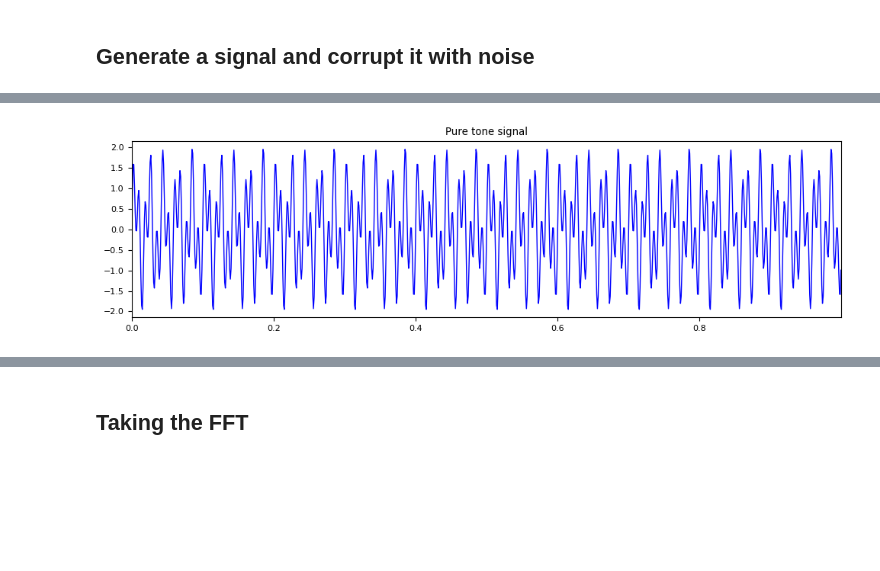
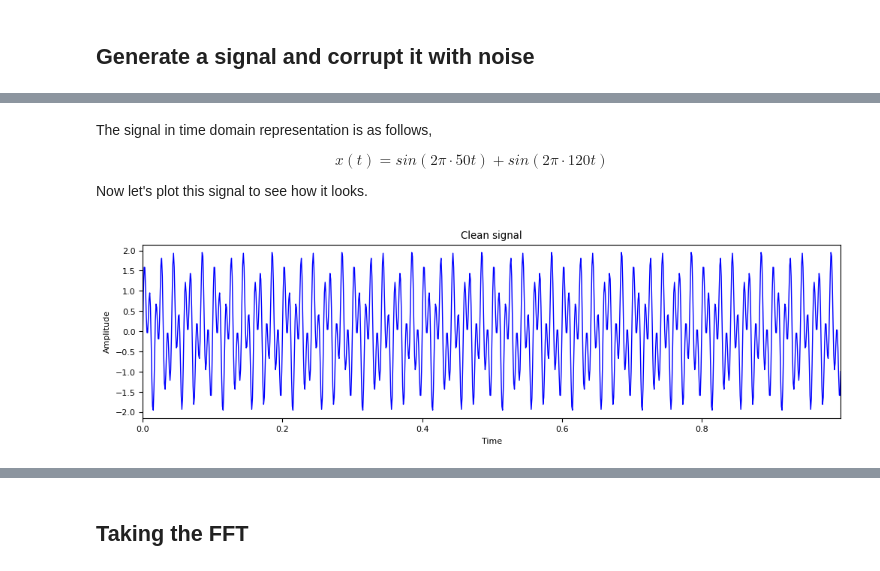
Before and after one commit to devnithw/dsp-python, a Jupyter notebook: docs/denoise_signal.ipynb, the cells around one changed output, grey strips where cells are left out. Drawn from its saved outputs; the diff is of its cells as text; code cells hidden in the pictures; blank space fills up the shorter version.

```diff
--- a/docs/denoise_signal.ipynb
+++ b/docs/denoise_signal.ipynb
@@ -21,8 +43,17 @@ TONE2 = 120
 t = np.arange(0, 1, dt)
 x = np.sin(2 * np.pi * TONE1 * t) + np.sin(2 * np.pi * TONE2 * t)
+# %% [markdown]
+The signal in time domain representation is as follows,
+
+$$x(t) = sin(2 \pi \cdot 50t) + sin(2 \pi \cdot 120t) $$
+
+Now let's plot this signal to see how it looks.
 # %%
+# Plot
 plt.plot(t, x, linewidth=1.0, color='b')
-plt.title('Pure tone signal');
+plt.title('Clean signal');
 plt.xlim(t[0], t[-1]);
+plt.xlabel('Time');
+plt.ylabel('Amplitude');
 # %% [output]
-[figure, old version]
+[figure, new version]
```
Also changed, not shown: parts of 23 cells of this notebook.
